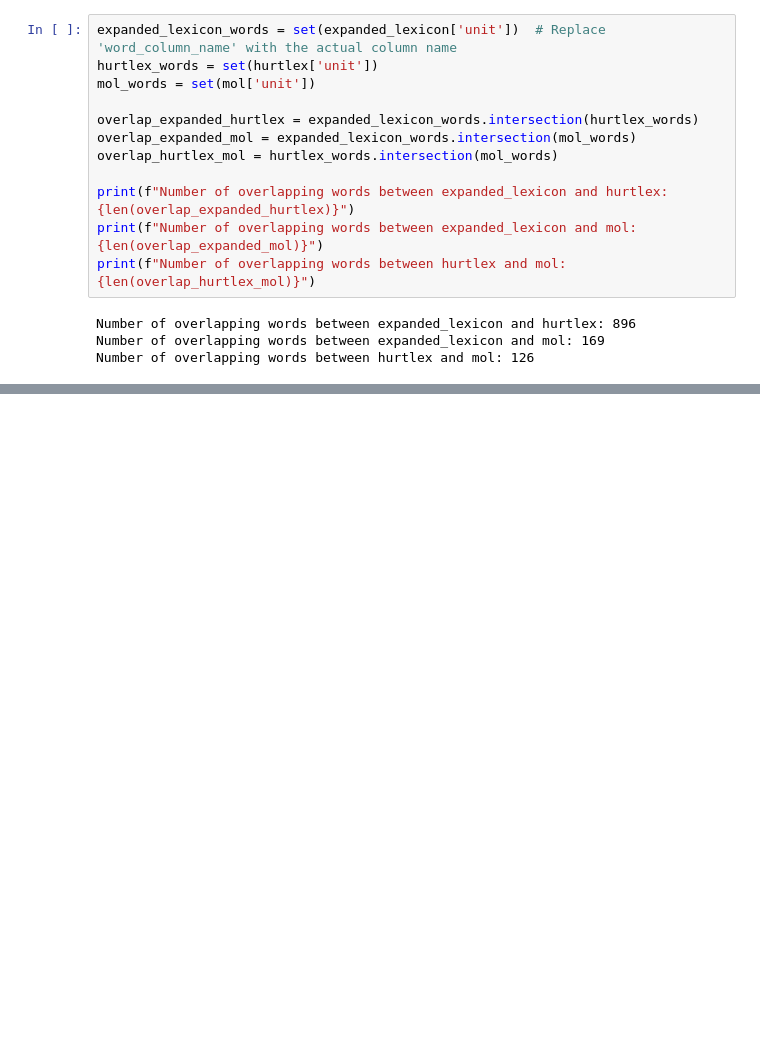
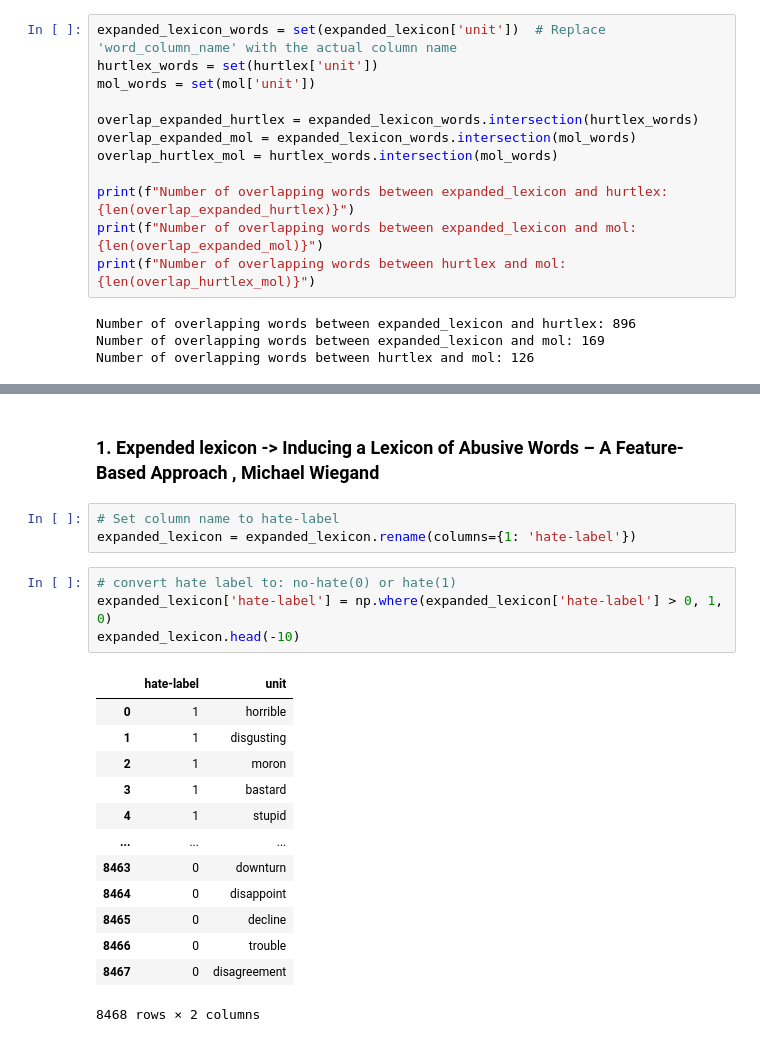
Before and after one commit to Mohammed-majeed/Subjectivity-Mining, a Jupyter notebook: Assignment 3 - Group 11/merge-lexicons.ipynb, the cells around one changed output, grey strips where cells are left out. Drawn from its saved outputs; the diff is of its cells as text; blank space fills up the shorter version.

```diff
--- a/Assignment 3 - Group 11/merge-lexicons.ipynb
+++ b/Assignment 3 - Group 11/merge-lexicons.ipynb
@@ -145,0 +174,23 @@ Number of overlapping words between hurtlex and mol: 126
+# %% [markdown]
+### 1. Expended lexicon -> Inducing a Lexicon of Abusive Words – A Feature-Based Approach , Michael Wiegand
+# %%
+# Set column name to hate-label
+expanded_lexicon = expanded_lexicon.rename(columns={1: 'hate-label'})
+# %%
+# convert hate label to: no-hate(0) or hate(1)
+expanded_lexicon['hate-label'] = np.where(expanded_lexicon['hate-label'] > 0, 1, 0)
+expanded_lexicon.head(-10)
+# %% [output]
+|  | hate-label | unit |
+| 0 | 1 | horrible |
+| 1 | 1 | disgusting |
+| 2 | 1 | moron |
+| 3 | 1 | bastard |
+| 4 | 1 | stupid |
+| ... | ... | ... |
+| 8463 | 0 | downturn |
+| 8464 | 0 | disappoint |
+| 8465 | 0 | decline |
+| 8466 | 0 | trouble |
+| 8467 | 0 | disagreement |
+8468 rows × 2 columns
```
Also changed, not shown: parts of 18 cells of this notebook.
